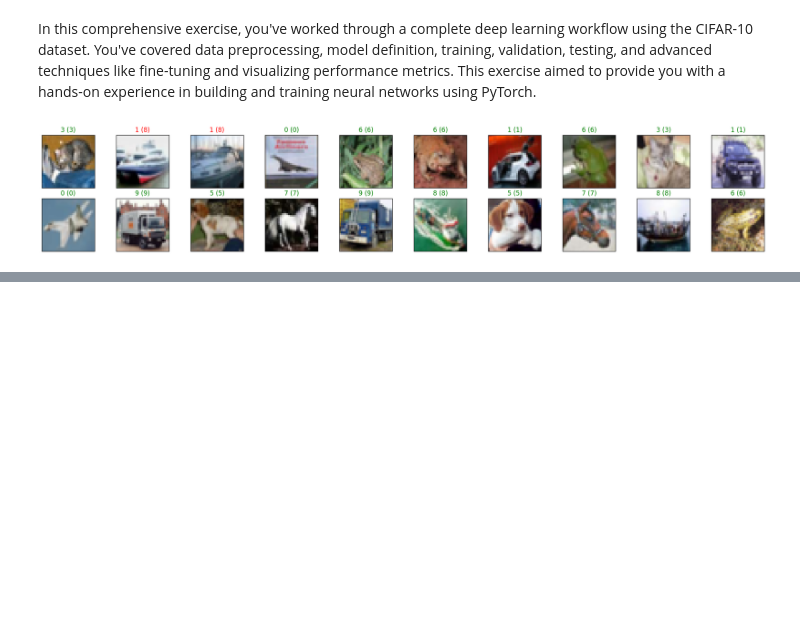
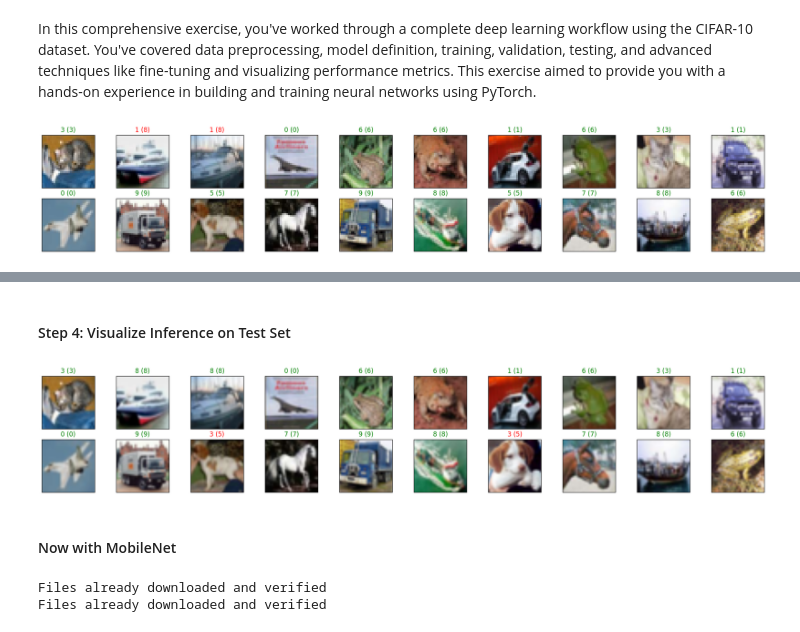
Before and after one commit to albarqounilab/SAAI-Summer-School, a Jupyter notebook: 3. CNNs/CNNs_solution.ipynb, the cells around one changed output, grey strips where cells are left out. Saved outputs shown, nothing was run; the diff lists cells and outputs as text; code cells hidden in the pictures; blank space fills up the shorter version.

```diff
--- a/3. CNNs/CNNs_solution.ipynb
+++ b/3. CNNs/CNNs_solution.ipynb
@@ -1161,0 +1331,63 @@ plt.show()
+# %% [markdown]
+#### Step 4: Visualize Inference on Test Set
+# %%
+import numpy as np
+import matplotlib.pyplot as plt
+
+# Function to visualize predictions
+def visualize_predictions(model, test_loader, device, num_images=20):
+    model.eval()
+    dataiter = iter(test_loader)
+    images, labels = next(dataiter)
+
+    # Get sample outputs
+    output = model(images.to(device))
+    _, preds = torch.max(output, 1)
+    images = images.numpy()
+    images = images.transpose(0, 2, 3, 1)
+
+    # Invert normalization to bring images back to the original scale
+    images = (images * 0.5) + 0.5
+
+    # Plot the images in the batch, along with predicted and true labels
+    fig = plt.figure(figsize=(25, 4))
+    for idx in np.arange(num_images):
+        ax = fig.add_subplot(2, 10, idx+1, xticks=[], yticks=[])
+        ax.imshow(np.squeeze(images[idx]), cmap='gray')
+        ax.set_title("{} ({})".format(str(preds[idx].item()), str(labels[idx].item())),
+                     color=("green" if preds[idx] == labels[idx] else "red"))
+
+    plt.show()
+
+# Visualize predictions
+visualize_predictions(model, test_loader, device)
+# %% [output]
+[figure, added]
+# %% [markdown]
+#### Now with MobileNet
+# %%
+# Data transformation defined
+transform = transforms.Compose([
+    # transforms.Resize((224, 224)),  # Resize images to 224x224 for MobileViT
+    transforms.ToTensor(),
+    transforms.Normalize((0.5, 0.5, 0.5), (0.5, 0.5, 0.5))
+])
+
+# Load the CIFAR-10 dataset
+train_dataset = datasets.CIFAR10(root='./data', train=True, transform=transform, download=True)
+test_dataset = datasets.CIFAR10(root='./data', train=False, transform=transform, download=True)
+
+# Calculate the size for the training set and validation set with len()
+train_size = int(0.8 * len(train_dataset))
+val_size = len(train_dataset) - train_size
+
+# Split the training dataset into train and validation sets using random_split from torch.utils.data
+train_data, val_data = torch.utils.data.random_split(train_dataset, [train_size, val_size])
+
+# Create data loaders for the training, validation, and test sets using DataLoader from torch.utils.data
+train_loader = torch.utils.data.DataLoader(train_data, batch_size=batch_size, num_workers=num_workers)
+val_loader = torch.utils.data.DataLoader(val_data, batch_size=batch_size, num_workers=num_workers)
+test_loader = torch.utils.data.DataLoader(test_dataset, batch_size=batch_size, num_workers=num_workers)
+# %% [output]
+Files already downloaded and verified
+Files already downloaded and verified
```
Also changed, not shown: parts of 11 cells of this notebook, 1 other file.
